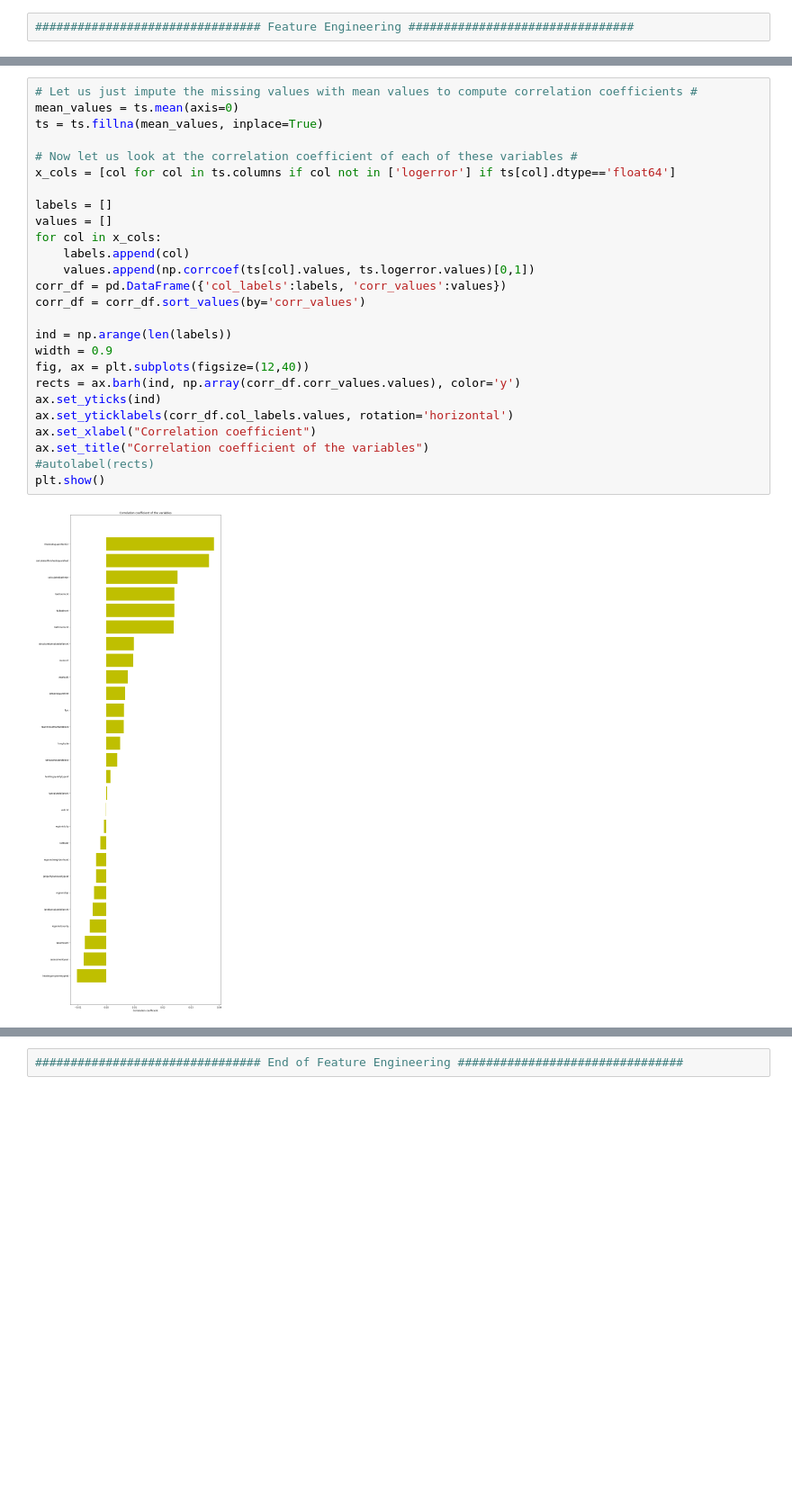
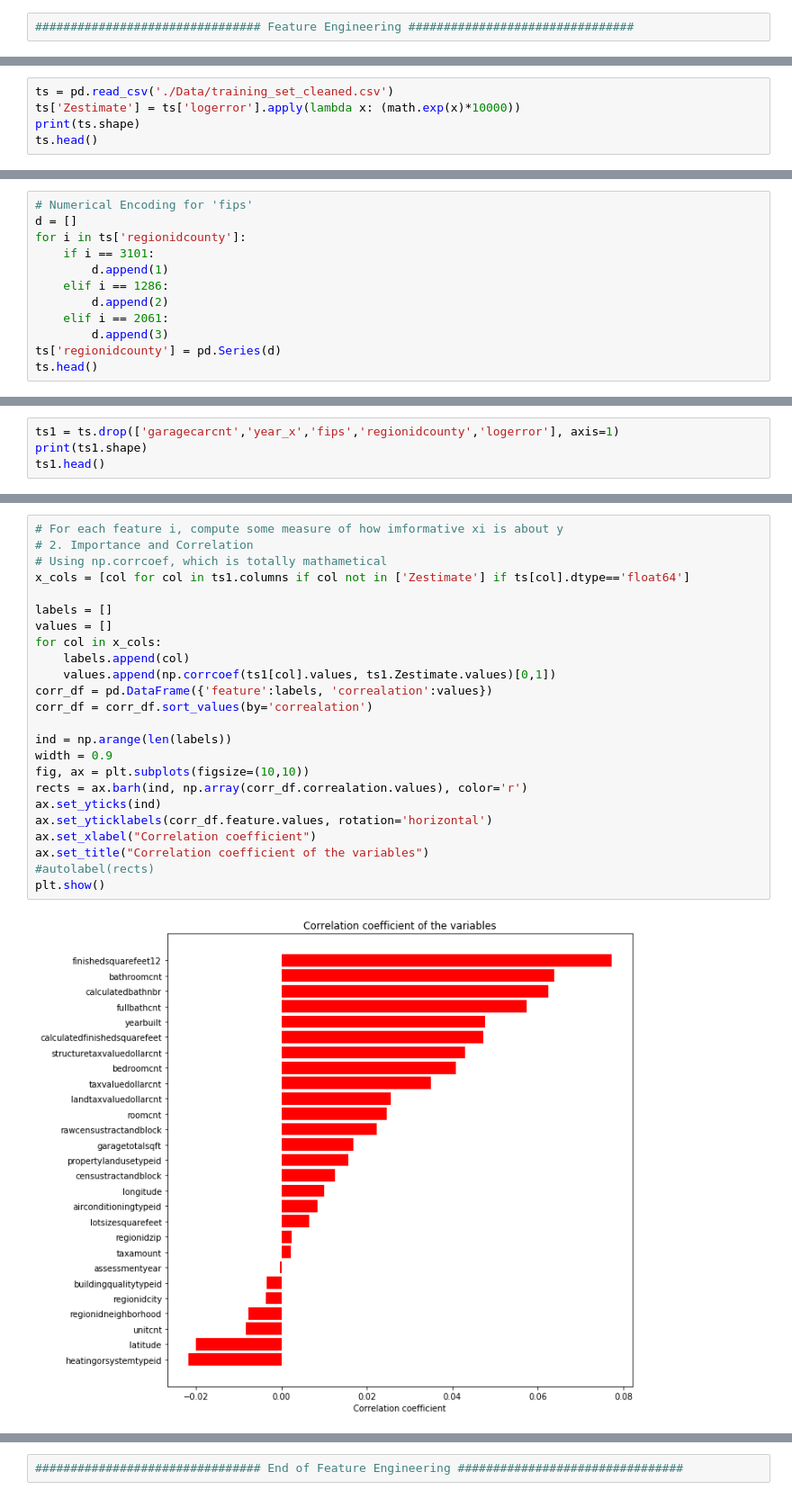
Before and after one commit to Crisliu7/INFO7390, a Jupyter notebook: midterm/Feature Engineering.ipynb, the cells around one changed output, grey strips where cells are left out. Shown at 90% size. Drawn from its saved outputs; the diff is of its cells as text; blank space fills up the shorter version.

```diff
--- a/midterm/Feature Engineering.ipynb
+++ b/midterm/Feature Engineering.ipynb
@@ -58,0 +16,5 @@ plt.show()
+# %%
+ts = pd.read_csv('./Data/training_set_cleaned.csv')
+ts['Zestimate'] = ts['logerror'].apply(lambda x: (math.exp(x)*10000))
+print(ts.shape)
+ts.head()
@@ -58,0 +160,12 @@ plt.show()
+# %%
+# Numerical Encoding for 'fips'
+d = []
+for i in ts['regionidcounty']:
+    if i == 3101:
+        d.append(1)
+    elif i == 1286:
+        d.append(2)
+    elif i == 2061:
+        d.append(3)
+ts['regionidcounty'] = pd.Series(d)
+ts.head()
@@ -58,0 +202,4 @@ plt.show()
+# %%
+ts1 = ts.drop(['garagecarcnt','year_x','fips','regionidcounty','logerror'], axis=1)
+print(ts1.shape)
+ts1.head()
@@ -59,28 +214,26 @@ plt.show()
 # %%
-# Let us just impute the missing values with mean values to compute correlation coefficients #
-mean_values = ts.mean(axis=0)
-ts = ts.fillna(mean_values, inplace=True)
-
-# Now let us look at the correlation coefficient of each of these variables #
-x_cols = [col for col in ts.columns if col not in ['logerror'] if ts[col].dtype=='float64']
+# For each feature i, compute some measure of how imformative xi is about y
+# 2. Importance and Correlation
+# Using np.corrcoef, which is totally mathametical
+x_cols = [col for col in ts1.columns if col not in ['Zestimate'] if ts[col].dtype=='float64']
 
 labels = []
 values = []
 for col in x_cols:
     labels.append(col)
-    values.append(np.corrcoef(ts[col].values, ts.logerror.values)[0,1])
-corr_df = pd.DataFrame({'col_labels':labels, 'corr_values':values})
-corr_df = corr_df.sort_values(by='corr_values')
+    values.append(np.corrcoef(ts1[col].values, ts1.Zestimate.values)[0,1])
+corr_df = pd.DataFrame({'feature':labels, 'correalation':values})
+corr_df = corr_df.sort_values(by='correalation')
 
 ind = np.arange(len(labels))
 width = 0.9
-fig, ax = plt.subplots(figsize=(12,40))
-rects = ax.barh(ind, np.array(corr_df.corr_values.values), color='y')
+fig, ax = plt.subplots(figsize=(10,10))
+rects = ax.barh(ind, np.array(corr_df.correalation.values), color='r')
 ax.set_yticks(ind)
-ax.set_yticklabels(corr_df.col_labels.values, rotation='horizontal')
+ax.set_yticklabels(corr_df.feature.values, rotation='horizontal')
 ax.set_xlabel("Correlation coefficient")
 ax.set_title("Correlation coefficient of the variables")
 #autolabel(rects)
 plt.show()
 # %% [output]
-[figure, old version]
+[figure, new version]
```
Also changed, not shown: parts of 33 cells of this notebook, 41 other files.
